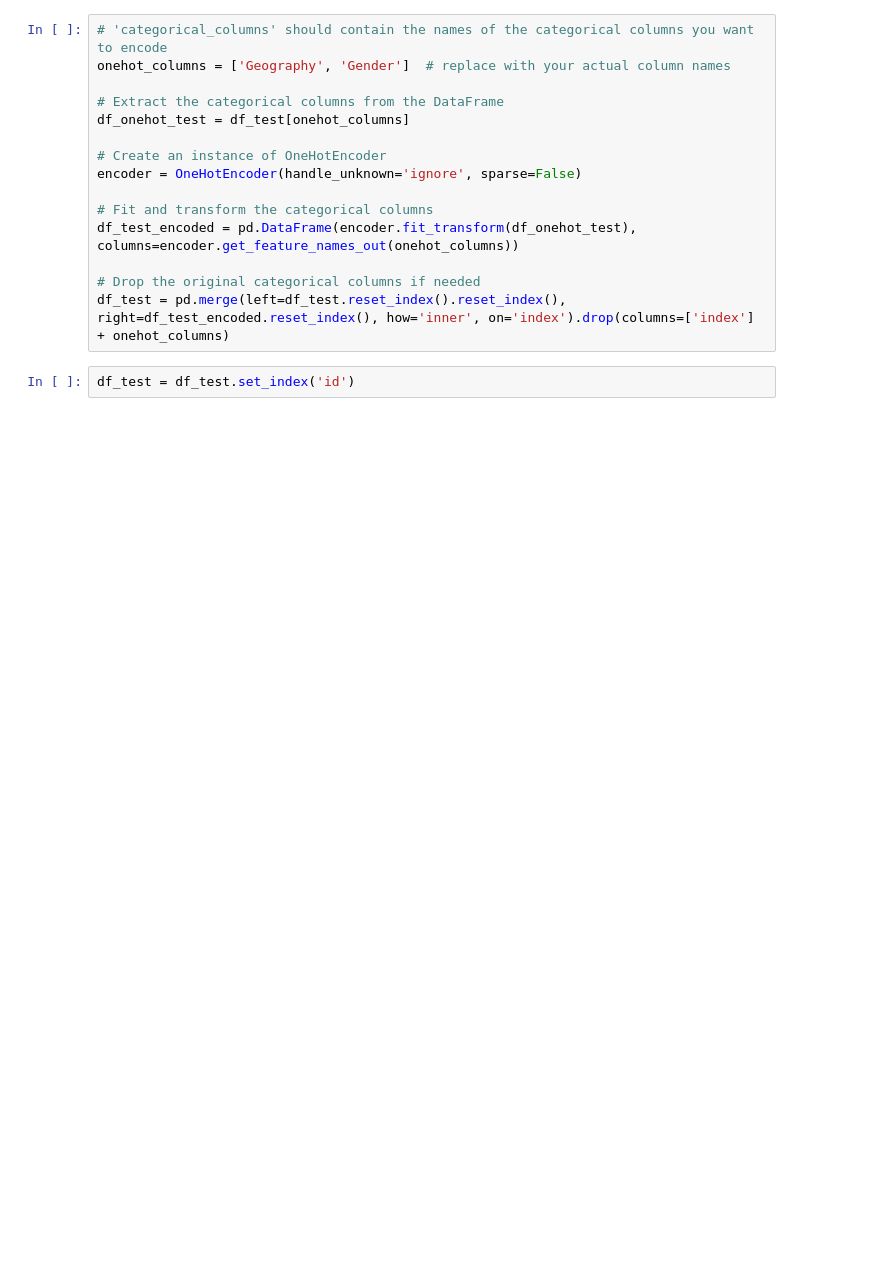
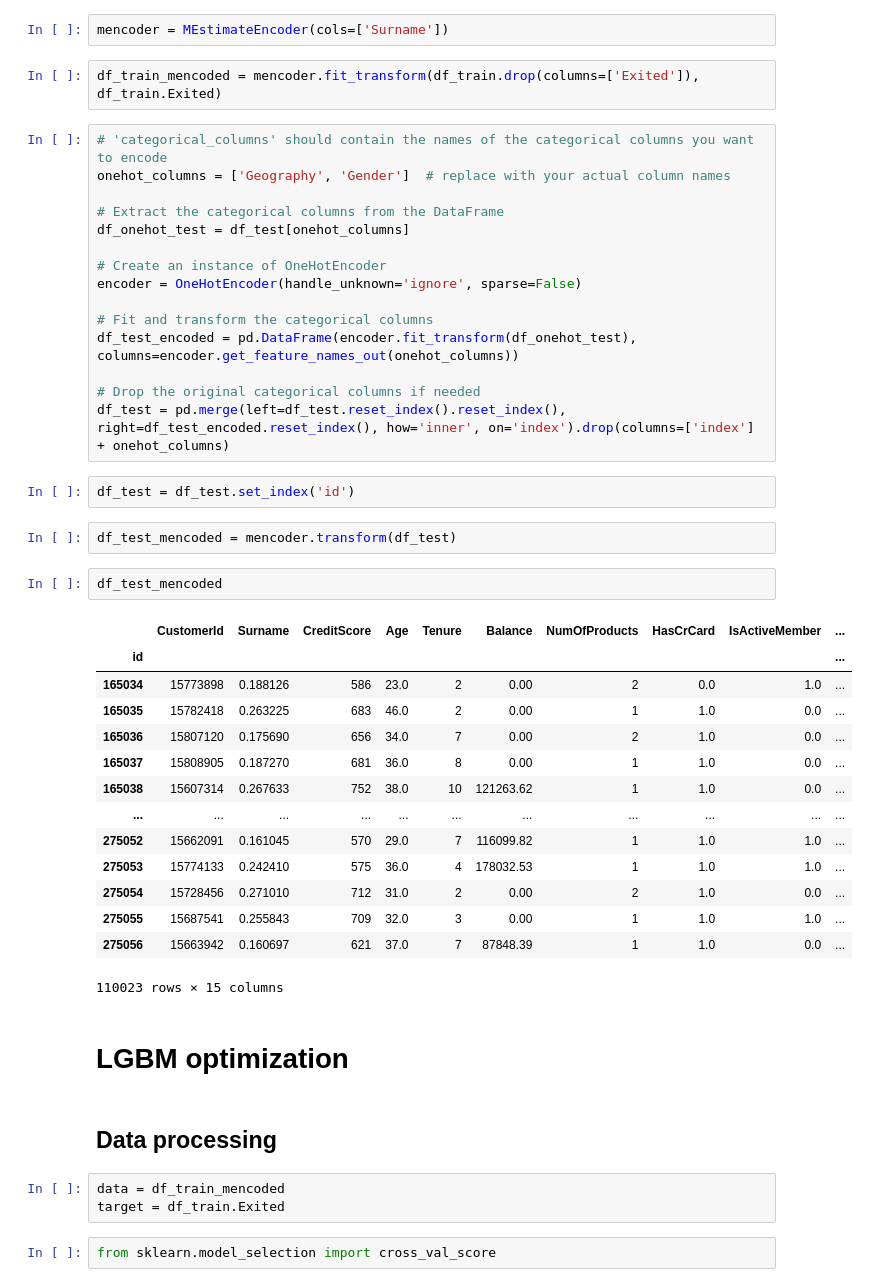
Before and after one commit to VitorMirandaAquino/Kaggle, a Jupyter notebook: Bank Churn/treino_lgbm.ipynb, the cells around one changed output. Saved outputs shown, nothing was run; the diff lists cells and outputs as text; blank space fills up the shorter version.

```diff
--- a/Bank Churn/treino_lgbm.ipynb
+++ b/Bank Churn/treino_lgbm.ipynb
@@ -97,6 +91,10 @@ df_train = pd.concat([df_train, df_train_encoded], axis=1)
 
 # Drop the original categorical columns if needed
 df_train = df_train.drop(onehot_columns, axis=1)
+# %%
+mencoder = MEstimateEncoder(cols=['Surname'])
+# %%
+df_train_mencoded = mencoder.fit_transform(df_train.drop(columns=['Exited']), df_train.Exited)
 # %%
 # 'categorical_columns' should contain the names of the categorical columns you want to encode
 onehot_columns = ['Geography', 'Gender']  # replace with your actual column names
@@ -114,3 +112,31 @@ df_test_encoded = pd.DataFrame(encoder.fit_transform(df_onehot_test), columns=en
 df_test = pd.merge(left=df_test.reset_index().reset_index(), right=df_test_encoded.reset_index(), how='inner', on='index').drop(columns=['index'] + onehot_columns)
 # %%
 df_test = df_test.set_index('id')
+# %%
+df_test_mencoded = mencoder.transform(df_test)
+# %%
+df_test_mencoded
+# %% [output]
+|  | CustomerId | Surname | CreditScore | Age | Tenure | Balance | NumOfProducts | HasCrCard | IsActiveMember | ... |
+| id |  |  |  |  |  |  |  |  |  | ... |
+| 165034 | 15773898 | 0.188126 | 586 | 23.0 | 2 | 0.00 | 2 | 0.0 | 1.0 | ... |
+| 165035 | 15782418 | 0.263225 | 683 | 46.0 | 2 | 0.00 | 1 | 1.0 | 0.0 | ... |
+| 165036 | 15807120 | 0.175690 | 656 | 34.0 | 7 | 0.00 | 2 | 1.0 | 0.0 | ... |
+| 165037 | 15808905 | 0.187270 | 681 | 36.0 | 8 | 0.00 | 1 | 1.0 | 0.0 | ... |
+| 165038 | 15607314 | 0.267633 | 752 | 38.0 | 10 | 121263.62 | 1 | 1.0 | 0.0 | ... |
+| ... | ... | ... | ... | ... | ... | ... | ... | ... | ... | ... |
+| 275052 | 15662091 | 0.161045 | 570 | 29.0 | 7 | 116099.82 | 1 | 1.0 | 1.0 | ... |
+| 275053 | 15774133 | 0.242410 | 575 | 36.0 | 4 | 178032.53 | 1 | 1.0 | 1.0 | ... |
+| 275054 | 15728456 | 0.271010 | 712 | 31.0 | 2 | 0.00 | 2 | 1.0 | 0.0 | ... |
+| 275055 | 15687541 | 0.255843 | 709 | 32.0 | 3 | 0.00 | 1 | 1.0 | 1.0 | ... |
+| 275056 | 15663942 | 0.160697 | 621 | 37.0 | 7 | 87848.39 | 1 | 1.0 | 0.0 | ... |
+110023 rows × 15 columns
+# %% [markdown]
+# LGBM optimization
+# %% [markdown]
+## Data processing
+# %%
+data = df_train_mencoded
+target = df_train.Exited
+# %%
+from sklearn.model_selection import cross_val_score
```
Also changed, not shown: parts of 26 cells of this notebook.
